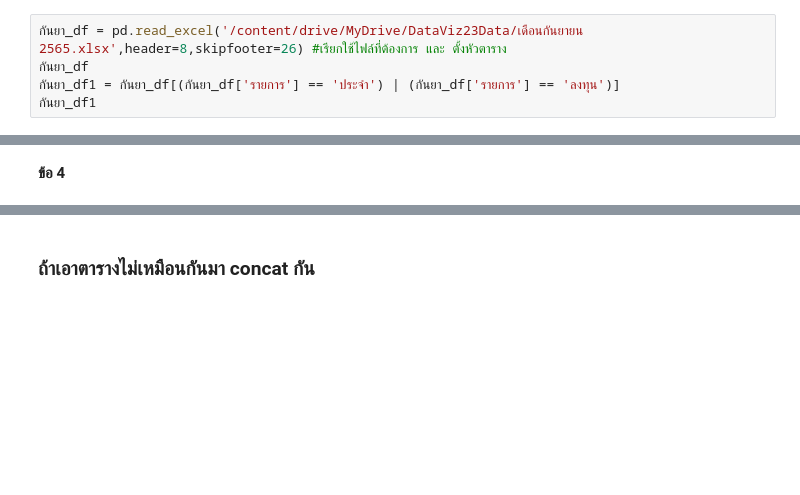
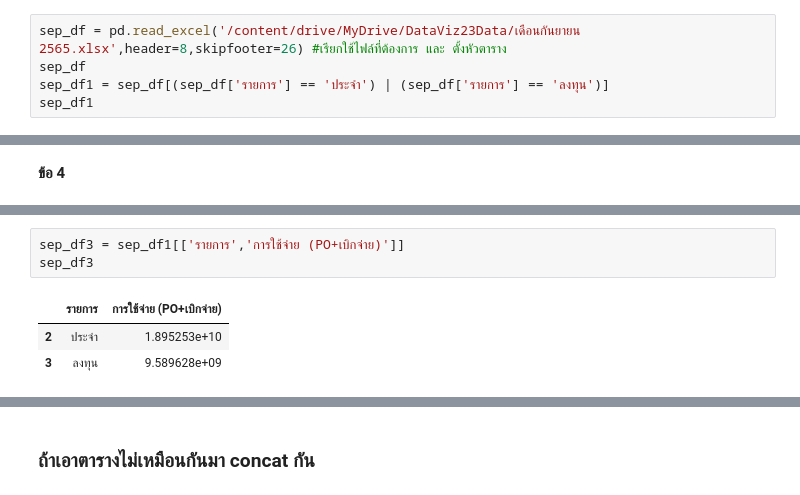
Before and after one commit to Nook30/python_dataviz2023, a Jupyter notebook: Pandas102.ipynb, the cells around one changed output, grey strips where cells are left out. Drawn from its saved outputs; the diff is of its cells as text; blank space fills up the shorter version.

```diff
--- a/Pandas102.ipynb
+++ b/Pandas102.ipynb
@@ -153,8 +151,8 @@ sep_oct_df
 # %%
-กันยา_df = pd.read_excel('/content/drive/MyDrive/DataViz23Data/เดือนกันยายน 2565.xlsx',header=8,skipfooter=26) #เรียกใช้ไฟล์ที่ต้องการ และ ตั้งหัวตาราง
-กันยา_df
-กันยา_df1 = กันยา_df[(กันยา_df['รายการ'] == 'ประจำ') | (กันยา_df['รายการ'] == 'ลงทุน')]
-กันยา_df1
+sep_df = pd.read_excel('/content/drive/MyDrive/DataViz23Data/เดือนกันยายน 2565.xlsx',header=8,skipfooter=26) #เรียกใช้ไฟล์ที่ต้องการ และ ตั้งหัวตาราง
+sep_df
+sep_df1 = sep_df[(sep_df['รายการ'] == 'ประจำ') | (sep_df['รายการ'] == 'ลงทุน')]
+sep_df1
 # %% [output]
 |  | รายการ | งบประมาณ | สำรองเงินมีหนี้ | PO | เบิกจ่าย | ร้อยละ\nเบิกจ่าย | เป้า\nหมาย Q4 | */- เป้าหมาย | ... |
 | 2 | ประจำ | 1.892013e+10 | 7.925745e+07 | 7.131600e+07 | 1.880196e+10 | 99.375405 | 98.0 | 1.375405 | ... |
@@ -303,0 +310,7 @@ False
+# %%
+sep_df3 = sep_df1[['รายการ','การใช้จ่าย (PO+เบิกจ่าย)']]
+sep_df3
+# %% [output]
+|  | รายการ | การใช้จ่าย (PO+เบิกจ่าย) |
+| 2 | ประจำ | 1.895253e+10 |
+| 3 | ลงทุน | 9.589628e+09 |
```
Also changed, not shown: parts of 37 cells of this notebook.
